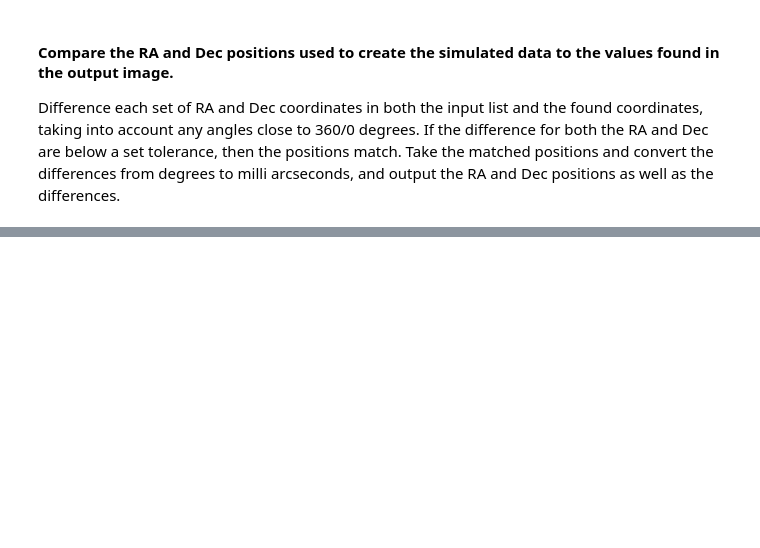
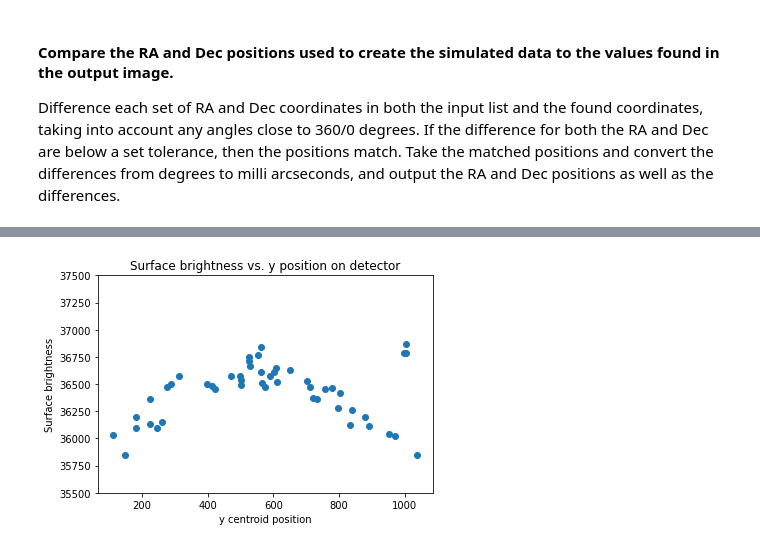
Before and after one commit to mfixstsci/jwst_validation_notebooks, a Jupyter notebook: jwst_validation_notebooks/resample/jwst_resample_miri_test/exec_jwst_resample_miri_testing.ipynb, the cells around one changed output, grey strips where cells are left out. Cells and saved outputs as stored; diff of their text form; code cells hidden in the pictures; blank space fills up the shorter version.

```diff
--- a/jwst_validation_notebooks/resample/jwst_resample_miri_test/exec_jwst_resample_miri_testing.ipynb
+++ b/jwst_validation_notebooks/resample/jwst_resample_miri_test/exec_jwst_resample_miri_testing.ipynb
@@ -219,4 +337,9 @@ sources.add_column(dec_col)
 
 # print RA, Dec for each x, y position found
 print(sources['xcentroid', 'ycentroid', 'RA', 'Dec'])
+
+# add option to print out list of sources with flux values
+outtable = 'sourcelist_phot_rate.txt'
+sources.add_column(phot_table['aperture_sum'])
+sources.add_column(phot_table['aperture_sum_bkgsub'])
 # %% [output]
@@ -268,3 +421,12 @@ Output RA_Diff and Dec_diff above should be on order of 30 or fewer milliarcseco
+# %%
+plt.title('Surface brightness vs. y position on detector')
+plt.ylim(35500,37500) # help weed out sources that were erroneously 'hits' (bad pixels, cosmic rays, etc)
+plt.xlabel('y centroid position')
+plt.ylabel('Surface brightness')
+plt.plot(sources['ycentroid'], phot_table['aperture_sum_bkgsub'], marker='o',linestyle='') #ylim=(30000,40000))
+plt.show()
+# %% [output]
+[figure, added]
 # %% [markdown]
 [Top of Page](#title_ID)
 <img style="float: right;" src="./stsci_pri_combo_mark_horizonal_white_bkgd.png" alt="stsci_pri_combo_mark_horizonal_white_bkgd" width="200px"/>
```
Also changed, not shown: parts of 18 cells of this notebook, 7 other files.
